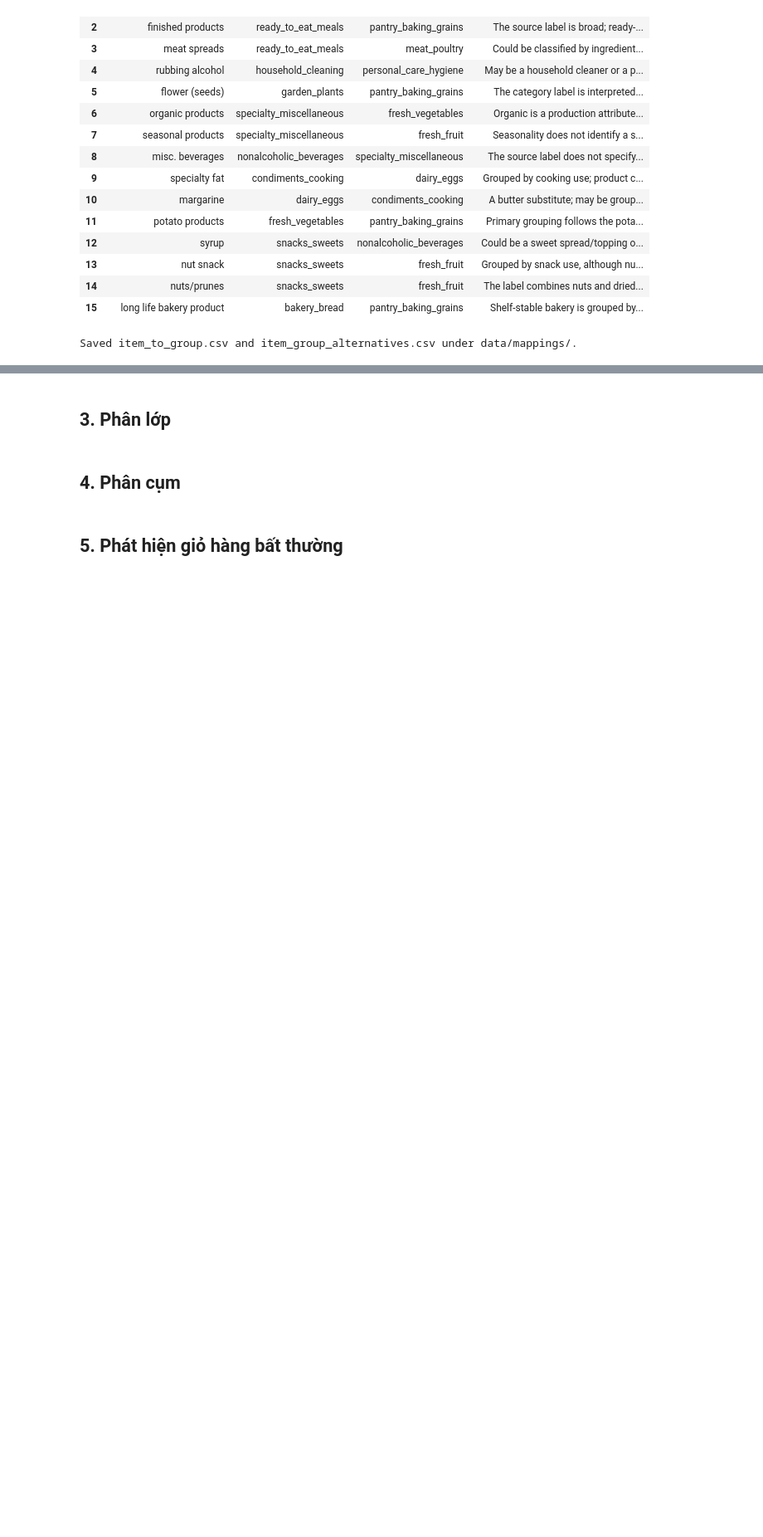
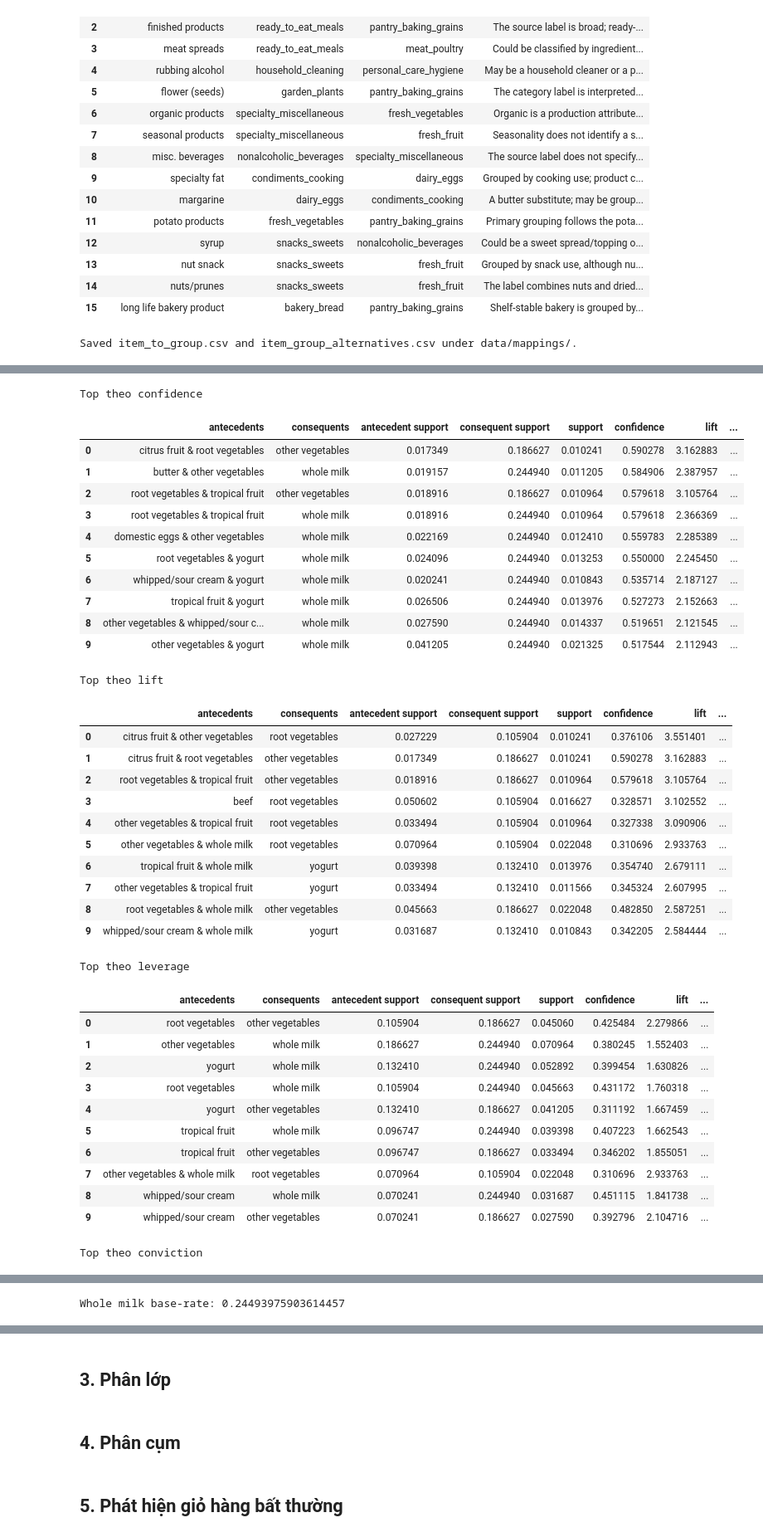
Before and after one commit to TruongMinhThang24/dbm301_asm2_group3_de2, a Jupyter notebook: notebooks/notebook.ipynb, the cells around one changed output, grey strips where cells are left out. Shown at 83% size. Cells and saved outputs as stored; diff of their text form; code cells hidden in the pictures; blank space fills up the shorter version.

```diff
--- a/notebooks/notebook.ipynb
+++ b/notebooks/notebook.ipynb
@@ -524,0 +946,44 @@ Saved item_to_group.csv and item_group_alternatives.csv under data/mappings/.
+# %%
+for metric in ['confidence','lift','leverage','conviction']:
+    print('Top theo',metric)
+    display(pd.read_csv(ASSOCIATION_DIR/f'3_3_top30_{metric}.csv').head(10))
+print('Whole milk base-rate:',train_matrix['whole milk'].mean())
+display(pd.read_csv(ASSOCIATION_DIR/'3_3_whole_milk.csv').head(10))
+# %% [output]
+Top theo confidence
+|  | antecedents | consequents | antecedent support | consequent support | support | confidence | lift | ... |
+| 0 | citrus fruit & root vegetables | other vegetables | 0.017349 | 0.186627 | 0.010241 | 0.590278 | 3.162883 | ... |
+| 1 | butter & other vegetables | whole milk | 0.019157 | 0.244940 | 0.011205 | 0.584906 | 2.387957 | ... |
+| 2 | root vegetables & tropical fruit | other vegetables | 0.018916 | 0.186627 | 0.010964 | 0.579618 | 3.105764 | ... |
+| 3 | root vegetables & tropical fruit | whole milk | 0.018916 | 0.244940 | 0.010964 | 0.579618 | 2.366369 | ... |
+| 4 | domestic eggs & other vegetables | whole milk | 0.022169 | 0.244940 | 0.012410 | 0.559783 | 2.285389 | ... |
+| 5 | root vegetables & yogurt | whole milk | 0.024096 | 0.244940 | 0.013253 | 0.550000 | 2.245450 | ... |
+| 6 | whipped/sour cream & yogurt | whole milk | 0.020241 | 0.244940 | 0.010843 | 0.535714 | 2.187127 | ... |
+| 7 | tropical fruit & yogurt | whole milk | 0.026506 | 0.244940 | 0.013976 | 0.527273 | 2.152663 | ... |
+| 8 | other vegetables & whipped/sour c... | whole milk | 0.027590 | 0.244940 | 0.014337 | 0.519651 | 2.121545 | ... |
+| 9 | other vegetables & yogurt | whole milk | 0.041205 | 0.244940 | 0.021325 | 0.517544 | 2.112943 | ... |
+Top theo lift
+|  | antecedents | consequents | antecedent support | consequent support | support | confidence | lift | ... |
+| 0 | citrus fruit & other vegetables | root vegetables | 0.027229 | 0.105904 | 0.010241 | 0.376106 | 3.551401 | ... |
+| 1 | citrus fruit & root vegetables | other vegetables | 0.017349 | 0.186627 | 0.010241 | 0.590278 | 3.162883 | ... |
+| 2 | root vegetables & tropical fruit | other vegetables | 0.018916 | 0.186627 | 0.010964 | 0.579618 | 3.105764 | ... |
+| 3 | beef | root vegetables | 0.050602 | 0.105904 | 0.016627 | 0.328571 | 3.102552 | ... |
+| 4 | other vegetables & tropical fruit | root vegetables | 0.033494 | 0.105904 | 0.010964 | 0.327338 | 3.090906 | ... |
+| 5 | other vegetables & whole milk | root vegetables | 0.070964 | 0.105904 | 0.022048 | 0.310696 | 2.933763 | ... |
+| 6 | tropical fruit & whole milk | yogurt | 0.039398 | 0.132410 | 0.013976 | 0.354740 | 2.679111 | ... |
+| 7 | other vegetables & tropical fruit | yogurt | 0.033494 | 0.132410 | 0.011566 | 0.345324 | 2.607995 | ... |
+| 8 | root vegetables & whole milk | other vegetables | 0.045663 | 0.186627 | 0.022048 | 0.482850 | 2.587251 | ... |
+| 9 | whipped/sour cream & whole milk | yogurt | 0.031687 | 0.132410 | 0.010843 | 0.342205 | 2.584444 | ... |
+Top theo leverage
+|  | antecedents | consequents | antecedent support | consequent support | support | confidence | lift | ... |
+| 0 | root vegetables | other vegetables | 0.105904 | 0.186627 | 0.045060 | 0.425484 | 2.279866 | ... |
+| 1 | other vegetables | whole milk | 0.186627 | 0.244940 | 0.070964 | 0.380245 | 1.552403 | ... |
+| 2 | yogurt | whole milk | 0.132410 | 0.244940 | 0.052892 | 0.399454 | 1.630826 | ... |
+| 3 | root vegetables | whole milk | 0.105904 | 0.244940 | 0.045663 | 0.431172 | 1.760318 | ... |
+| 4 | yogurt | other vegetables | 0.132410 | 0.186627 | 0.041205 | 0.311192 | 1.667459 | ... |
+| 5 | tropical fruit | whole milk | 0.096747 | 0.244940 | 0.039398 | 0.407223 | 1.662543 | ... |
+| 6 | tropical fruit | other vegetables | 0.096747 | 0.186627 | 0.033494 | 0.346202 | 1.855051 | ... |
+| 7 | other vegetables & whole milk | root vegetables | 0.070964 | 0.105904 | 0.022048 | 0.310696 | 2.933763 | ... |
+| 8 | whipped/sour cream | whole milk | 0.070241 | 0.244940 | 0.031687 | 0.451115 | 1.841738 | ... |
+| 9 | whipped/sour cream | other vegetables | 0.070241 | 0.186627 | 0.027590 | 0.392796 | 2.104716 | ... |
+Top theo conviction
@@ -524,0 +1001 @@ Saved item_to_group.csv and item_group_alternatives.csv under data/mappings/.
+Whole milk base-rate: 0.24493975903614457
```
Also changed, not shown: parts of 25 cells of this notebook.
